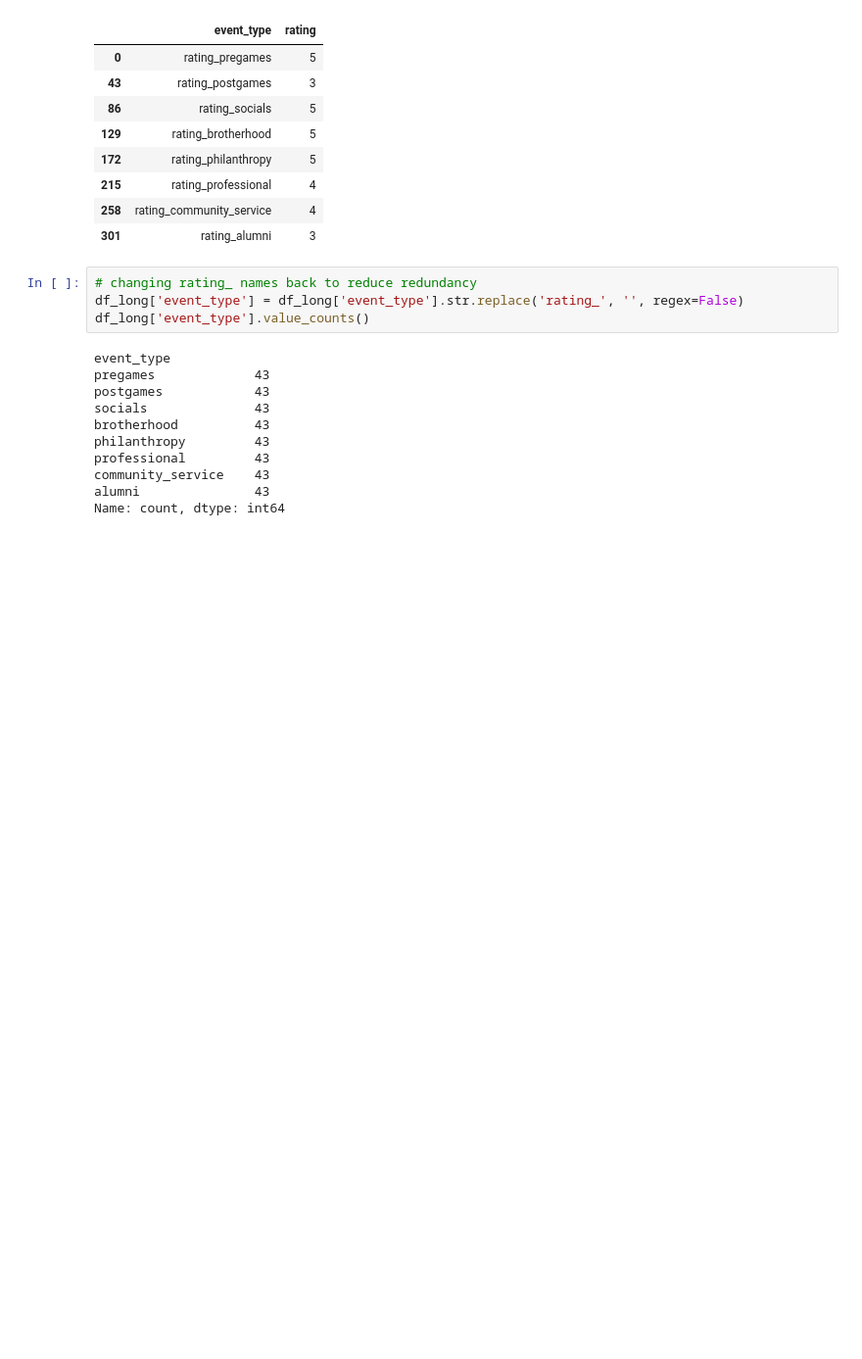
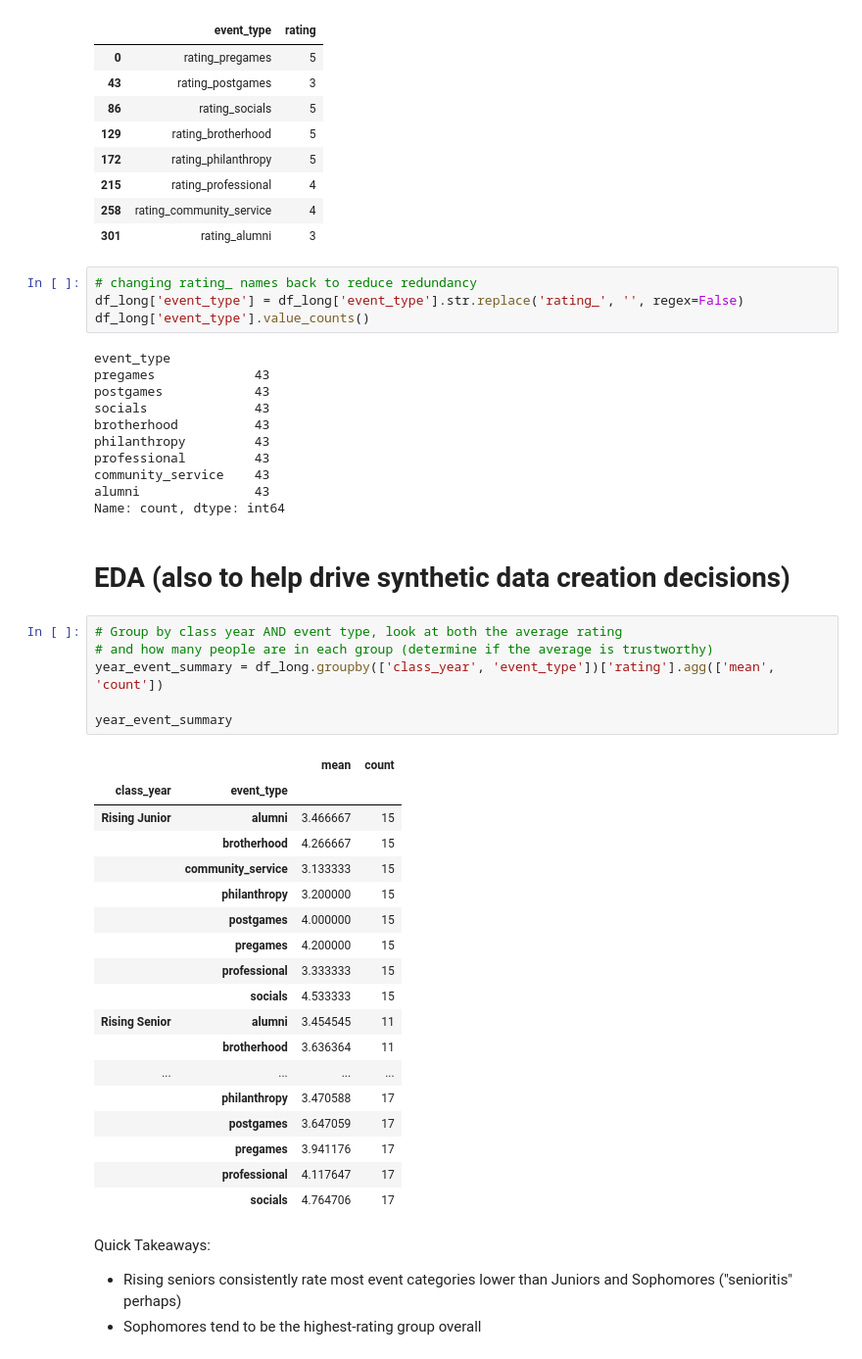
Before and after one commit to KevinWehrle/fiji-event-engagement-analytics, a Jupyter notebook: notebooks/eda.ipynb, the cells around one changed output. Shown at 98% size. Drawn from its saved outputs; the diff is of its cells as text; blank space fills up the shorter version.

```diff
--- a/notebooks/eda.ipynb
+++ b/notebooks/eda.ipynb
@@ -305,3 +305,34 @@ professional         43
 community_service    43
 alumni               43
 Name: count, dtype: int64
+# %% [markdown]
+# EDA (also to help drive synthetic data creation decisions) #
+# %%
+# Group by class year AND event type, look at both the average rating
+# and how many people are in each group (determine if the average is trustworthy)
+year_event_summary = df_long.groupby(['class_year', 'event_type'])['rating'].agg(['mean', 'count'])
+
+year_event_summary
+# %% [output]
+|  |  | mean | count |
+| class_year | event_type |  |  |
+| Rising Junior | alumni | 3.466667 | 15 |
+|  | brotherhood | 4.266667 | 15 |
+|  | community_service | 3.133333 | 15 |
+|  | philanthropy | 3.200000 | 15 |
+|  | postgames | 4.000000 | 15 |
+|  | pregames | 4.200000 | 15 |
+|  | professional | 3.333333 | 15 |
+|  | socials | 4.533333 | 15 |
+| Rising Senior | alumni | 3.454545 | 11 |
+|  | brotherhood | 3.636364 | 11 |
+| ... | ... | ... | ... |
+|  | philanthropy | 3.470588 | 17 |
+|  | postgames | 3.647059 | 17 |
+|  | pregames | 3.941176 | 17 |
+|  | professional | 4.117647 | 17 |
+|  | socials | 4.764706 | 17 |
+# %% [markdown]
+Quick Takeaways:
+- Rising seniors consistently rate most event categories lower than Juniors and Sophomores ("senioritis" perhaps)
+- Sophomores tend to be the highest-rating group overall
```
Also changed, not shown: parts of 24 cells of this notebook.
